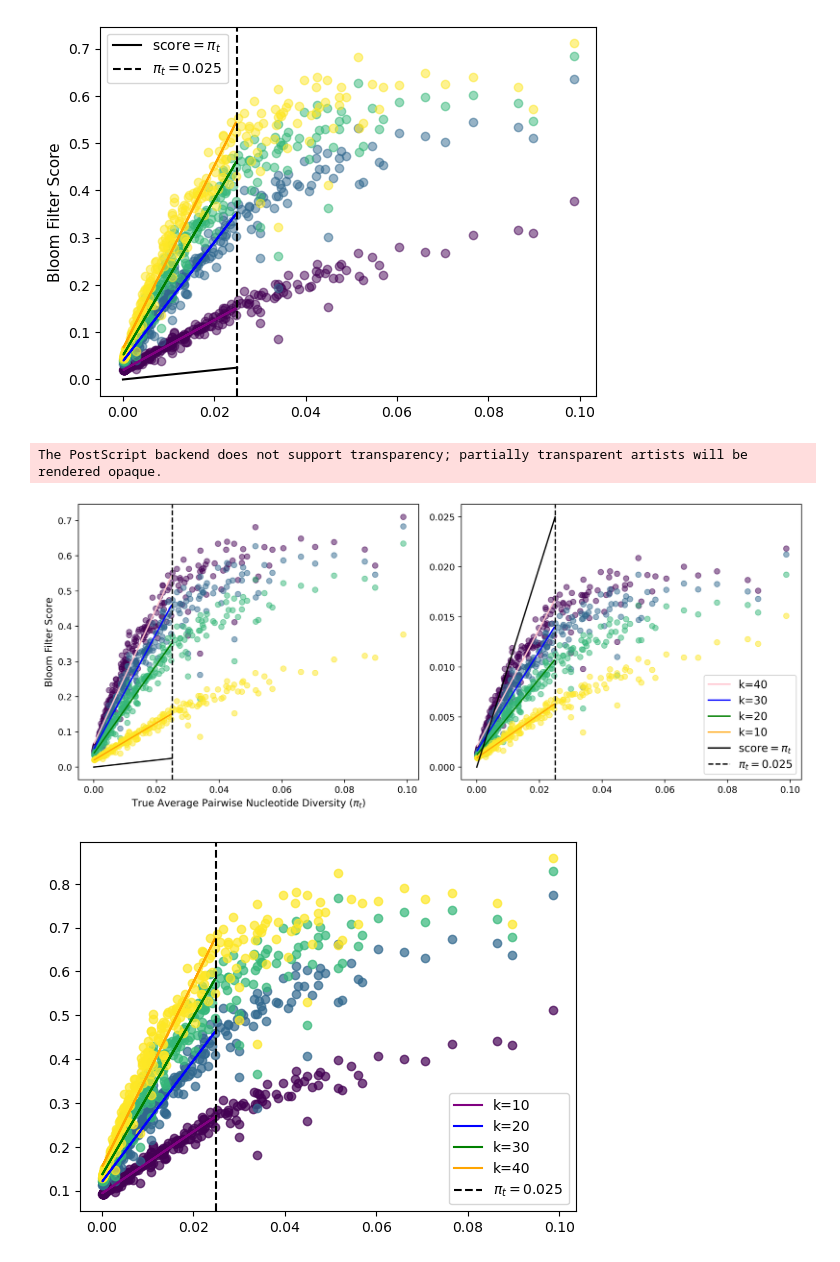
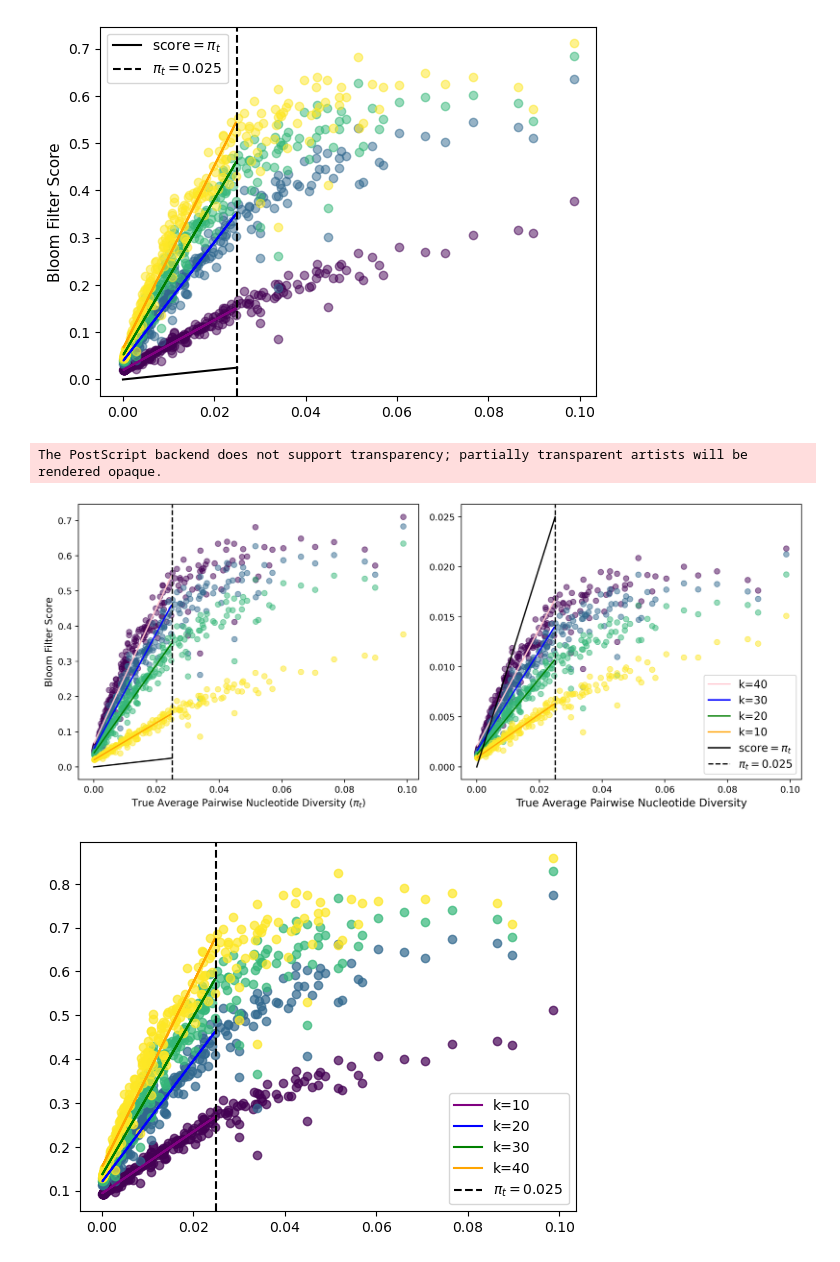
Before and after one commit to rhit-davisoc/KmerThesis, a Jupyter notebook: plots/arabidopsis_analysis_rm5.ipynb, the cells around one changed output. Cells and saved outputs as stored; diff of their text form; code cells hidden in the pictures.

```diff
--- a/plots/arabidopsis_analysis_rm5.ipynb
+++ b/plots/arabidopsis_analysis_rm5.ipynb
@@ -500,35 +500,35 @@ for i, (k, co) in enumerate(kmers.items()):
     ax2.scatter(kmer_data["average pi"], kmer_data["score"], color=viridis_colors[i], label=None, alpha=0.5)
 
     x = np.array(kmer_data['average pi']).reshape(-1, 1)
     sub_df2 = kmer_data[kmer_data["average pi"] <= .025]
 
     X = np.array(sub_df2['average pi']).reshape(-1, 1)
     y = np.array(sub_df2['score'])
     reg = LinearRegression().fit(X, y)
 
     ax2.plot(X, reg.predict(X), color=color_1[i],label="k="+str(k))
 
 x = [0, .025]
 y = [0, .025]
 
 ax2.plot(x, y, "-k", label=r'score$=\pi_{t}$')
 
 if not ADJUSTED:
     ax2.axvline(x=0.025, linestyle='--', color='black', label=r'$\pi_{t} = 0.025$')
 
 # ax2.set_ylabel("Bloom Filter Score", fontsize=12, color="black")
-# ax2.set_xlabel("True Average Pairwise Nucleotide Diversity", fontsize=12,color='black')
+ax2.set_xlabel("True Average Pairwise Nucleotide Diversity", fontsize=12,color='black')
 
 if ADJUSTED:
     ax2.set_xlim(0, 0.025)
 else:
     ax2.legend(loc='lower right',fontsize=12)
 
 fig.tight_layout()
 fig.savefig("../figures/bloom_filter_array_size.eps",format='eps',dpi=350)
 # %% [output]
 The PostScript backend does not support transparency; partially transparent artists will be rendered opaque.
-[figure, old version]
+[figure, new version]
 # %%
 plot_df = BC[BC["coverage"]==30]; ADJUSTED = False
 
```
Also changed, not shown: parts of 3 cells of this notebook, 29 other files.
